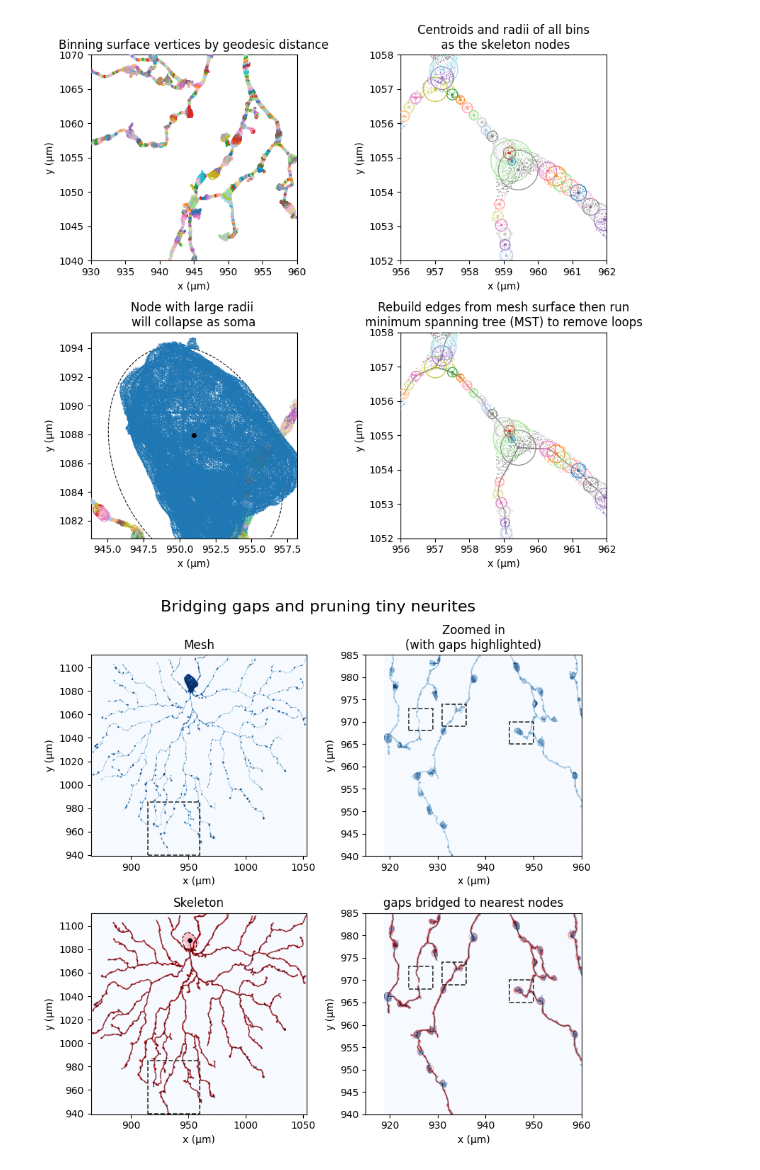
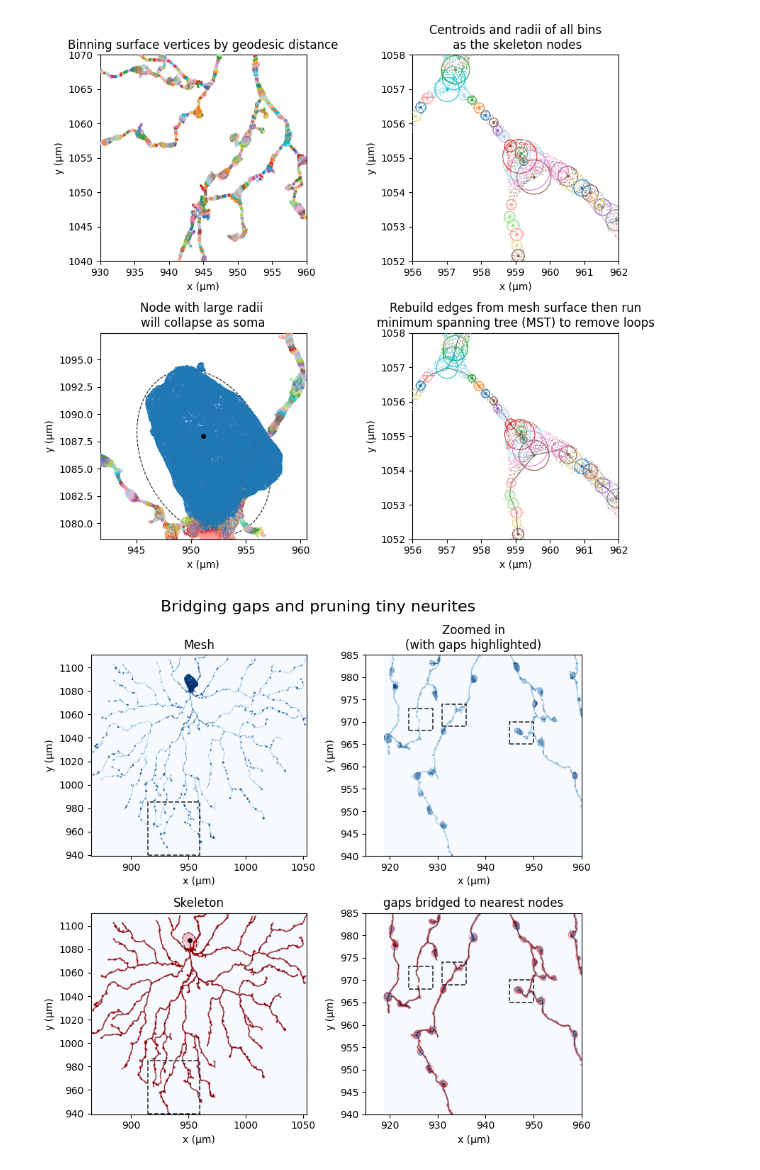
Before and after one commit to berenslab/skeliner, a Jupyter notebook: notebooks/method.tour.ipynb, the cells around one changed output. Drawn from its saved outputs; the diff is of its cells as text; code cells hidden in the pictures.

```diff
--- a/notebooks/method.tour.ipynb
+++ b/notebooks/method.tour.ipynb
@@ -42,7 +42,7 @@ fig, ax = plt.subplot_mosaic(
     figsize=(10, 8),
 )
 
-_ = sk.plot.diagnostic(
+_ = sk.plot.details(
     skel, mesh,
     plane="xy", bins=300,
     draw_nodes=True,
@@ -54,39 +54,39 @@ _ = sk.plot.diagnostic(
 )
 
 
-_ = sk.plot.diagnostic(
+_ = sk.plot.details(
     skel, mesh,
     plane="xy", bins=300,
     draw_nodes=True,
     draw_edges=False, show_node_ids=False,
     xlim=(0.956e3, 0.962e3),
     ylim=(1.052e3, 1.058e3),
     scale=1e-3, unit="µm",
     ax=ax["B"], title="Centroids and radii of all bins\n as the skeleton nodes"
 )
 
 soma_xy = skel.nodes[0][:2] * 1e-3
-soma_r = skel.r[0] * 1e-3 * 1.5
-_ = sk.plot.diagnostic(
+soma_r = skel.r[0] * 1e-3 * 2
+_ = sk.plot.details(
     skel, mesh,
     plane="xy", bins=300,
     draw_nodes=True,
     draw_edges=True, show_node_ids=False,
     xlim=(soma_xy[0] - soma_r, soma_xy[0] + soma_r),
     ylim=(soma_xy[1] - soma_r, soma_xy[1] + soma_r),
     scale=1e-3, unit="µm",
     ax=ax["C"], title="Node with large radii \nwill collapse as soma"
 )
 
-_ = sk.plot.diagnostic(
+_ = sk.plot.details(
     skel, mesh,
     plane="xy", bins=300,
     draw_nodes=True,
     draw_edges=True, show_node_ids=False,
     xlim=(0.956e3, 0.962e3),
     ylim=(1.052e3, 1.058e3),
     scale=1e-3, unit="µm",
     ax=ax["D"], title="Rebuild edges from mesh surface then run\nminimum spanning tree (MST) to remove loops"
 )
 # %% [output]
-[figure, old version]
+[figure, new version]
```
Also changed, not shown: parts of 3 cells of this notebook, 4 other files.
